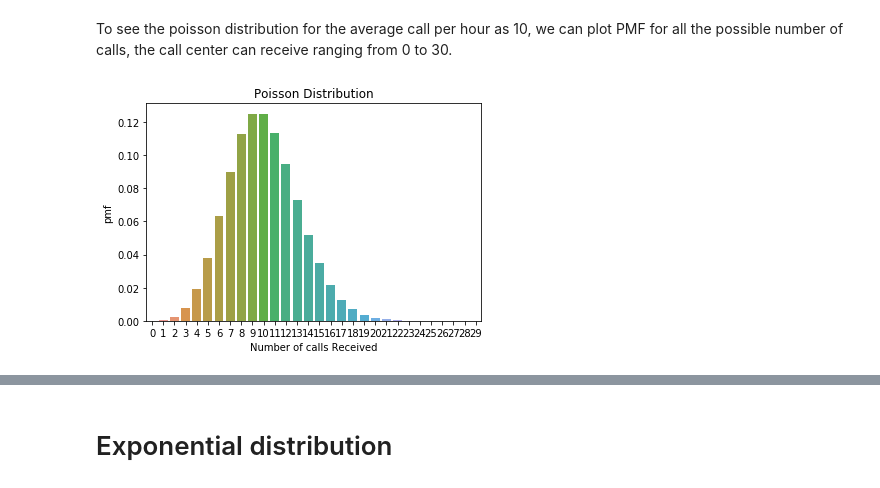
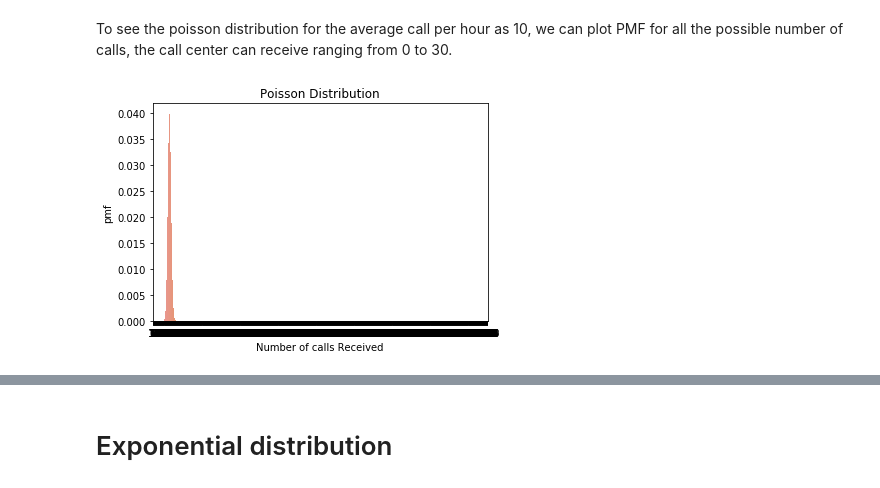
Before and after one commit to amithdsml/ipl_data_analysis_python, a Jupyter notebook: Probability_hypothesis/probability_hypothesis.ipynb, the cells around one changed output, grey strips where cells are left out. Saved outputs shown, nothing was run; the diff lists cells and outputs as text; code cells hidden in the pictures.

```diff
--- a/Probability_hypothesis/probability_hypothesis.ipynb
+++ b/Probability_hypothesis/probability_hypothesis.ipynb
@@ -122,11 +122,11 @@ To see the poisson distribution for the average call per hour as 10,
 we can plot PMF for all the possible number of calls,
 the call center can receive ranging from 0 to 30.
 # %%
-pmf_df=pd.DataFrame({'Success': range(0,30), 'pmf':list(poisson.pmf(range(0,30),10))})
+pmf_df=pd.DataFrame({'Success': range(0,2000), 'pmf':list(poisson.pmf(range(0,2000),100))})
 
 # creating the barplot with number of calls as x and pmf as y
 sn.barplot(x=pmf_df.Success, y=pmf_df.pmf);
 plt.title('Poisson Distribution')
 plt.xlabel('Number of calls Received');
 # %% [output]
-[figure, old version]
+[figure, new version]
```
Also changed, not shown: parts of 2 cells of this notebook.
